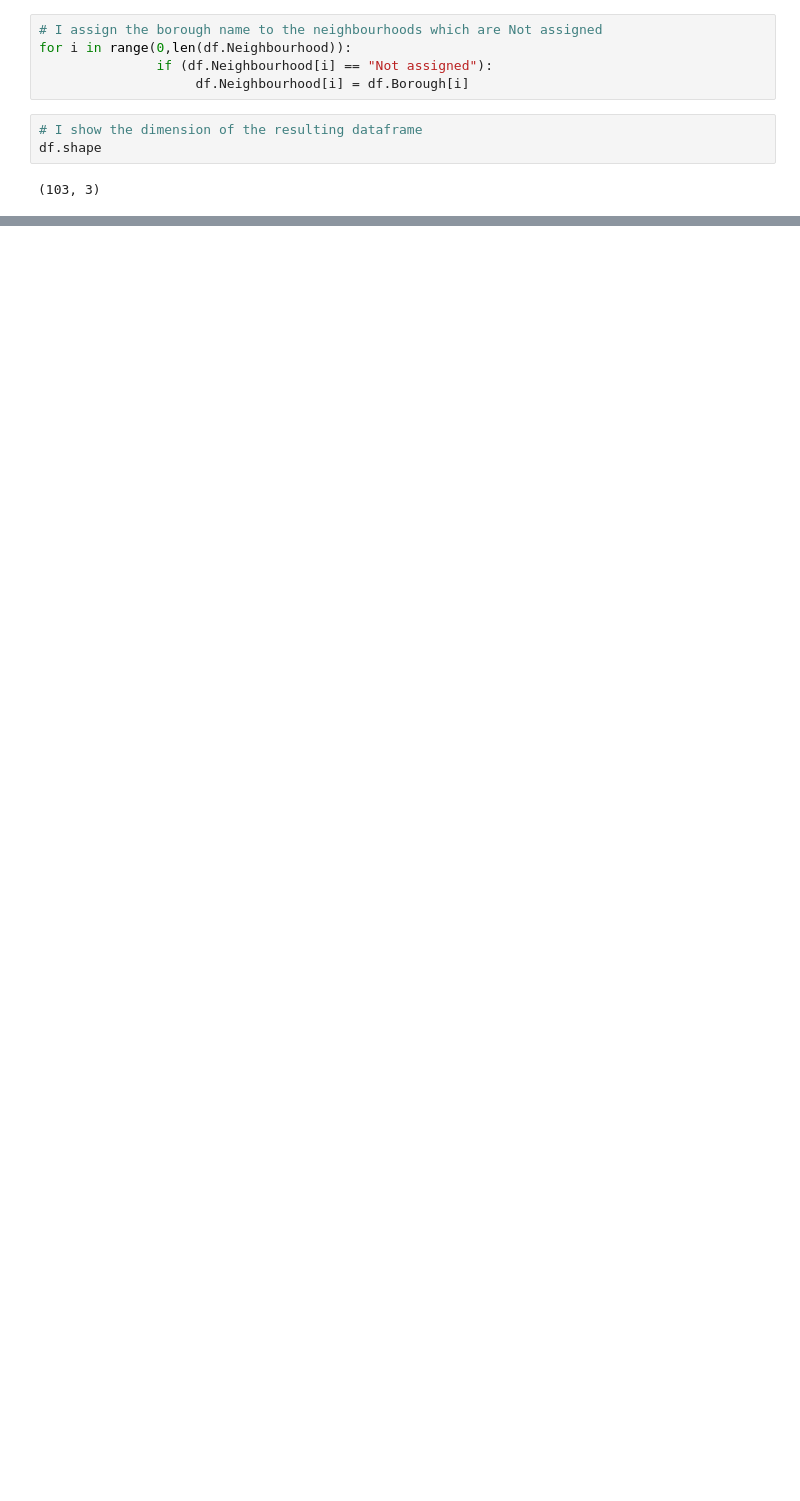
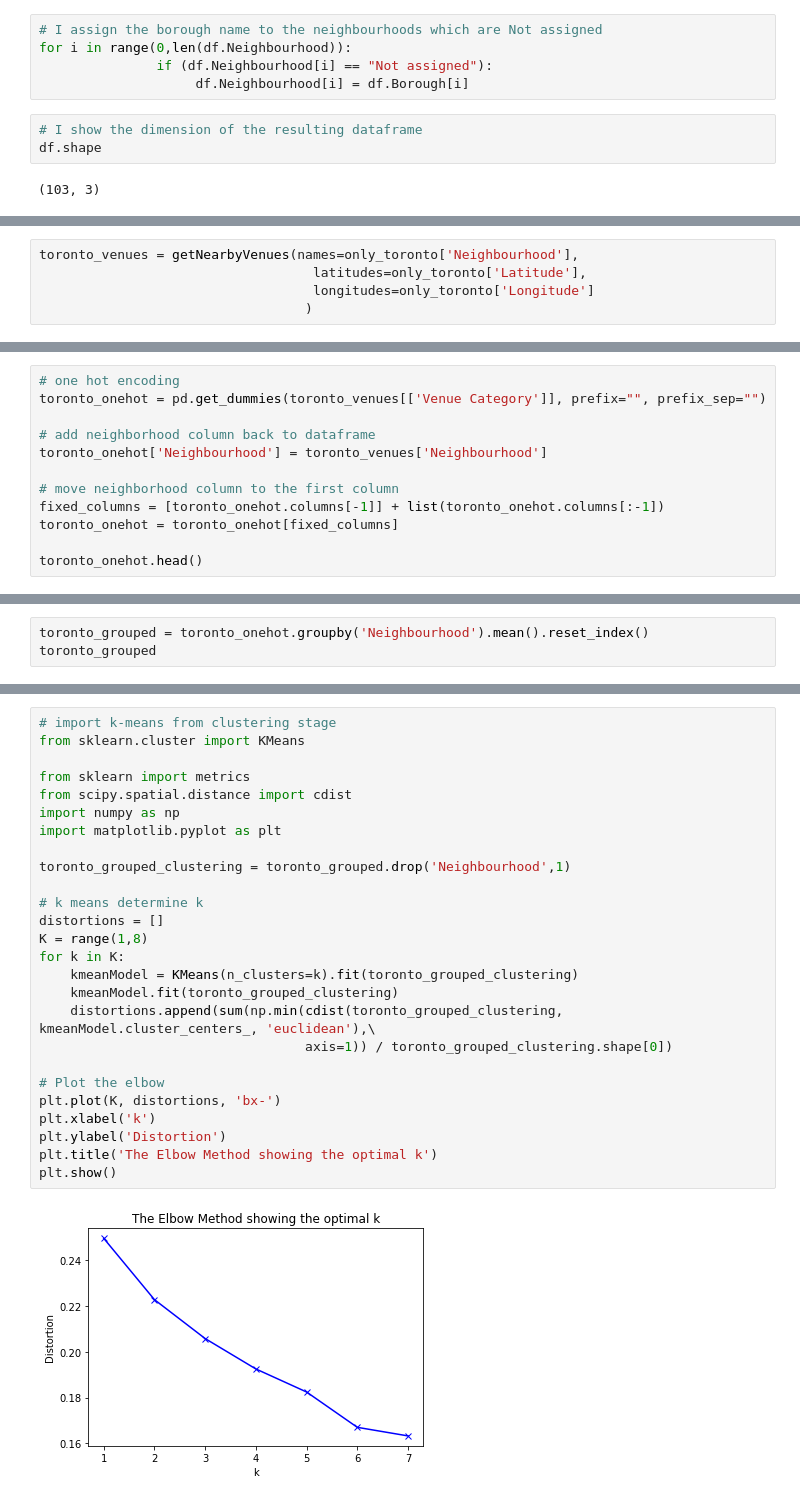
Before and after one commit to fclauss/Coursera_Capstone, a Jupyter notebook: Capstone_Data_Science.ipynb, the cells around one changed output, grey strips where cells are left out. Saved outputs shown, nothing was run; the diff lists cells and outputs as text; blank space fills up the shorter version.

Commit message:
Add files via upload
Segmenting and Clustering Neighborhoods in Toronto

```diff
--- a/Capstone_Data_Science.ipynb
+++ b/Capstone_Data_Science.ipynb
@@ -53,0 +327,5 @@ df.shape
+# %%
+toronto_venues = getNearbyVenues(names=only_toronto['Neighbourhood'],
+                                   latitudes=only_toronto['Latitude'],
+                                   longitudes=only_toronto['Longitude']
+                                  )
@@ -53,0 +394,12 @@ df.shape
+# %%
+# one hot encoding
+toronto_onehot = pd.get_dummies(toronto_venues[['Venue Category']], prefix="", prefix_sep="")
+
+# add neighborhood column back to dataframe
+toronto_onehot['Neighbourhood'] = toronto_venues['Neighbourhood']
+
+# move neighborhood column to the first column
+fixed_columns = [toronto_onehot.columns[-1]] + list(toronto_onehot.columns[:-1])
+toronto_onehot = toronto_onehot[fixed_columns]
+
+toronto_onehot.head()
@@ -53,0 +422,3 @@ df.shape
+# %%
+toronto_grouped = toronto_onehot.groupby('Neighbourhood').mean().reset_index()
+toronto_grouped
@@ -53,0 +526,28 @@ df.shape
+# %%
+# import k-means from clustering stage
+from sklearn.cluster import KMeans
+
+from sklearn import metrics
+from scipy.spatial.distance import cdist
+import numpy as np
+import matplotlib.pyplot as plt
+
+toronto_grouped_clustering = toronto_grouped.drop('Neighbourhood',1)
+
+# k means determine k
+distortions = []
+K = range(1,8)
+for k in K:
+    kmeanModel = KMeans(n_clusters=k).fit(toronto_grouped_clustering)
+    kmeanModel.fit(toronto_grouped_clustering)
+    distortions.append(sum(np.min(cdist(toronto_grouped_clustering, kmeanModel.cluster_centers_, 'euclidean'),\
+                                  axis=1)) / toronto_grouped_clustering.shape[0])
+
+# Plot the elbow
+plt.plot(K, distortions, 'bx-')
+plt.xlabel('k')
+plt.ylabel('Distortion')
+plt.title('The Elbow Method showing the optimal k')
+plt.show()
+# %% [output]
+[figure, added]
```
Also changed, not shown: parts of 71 cells of this notebook.
